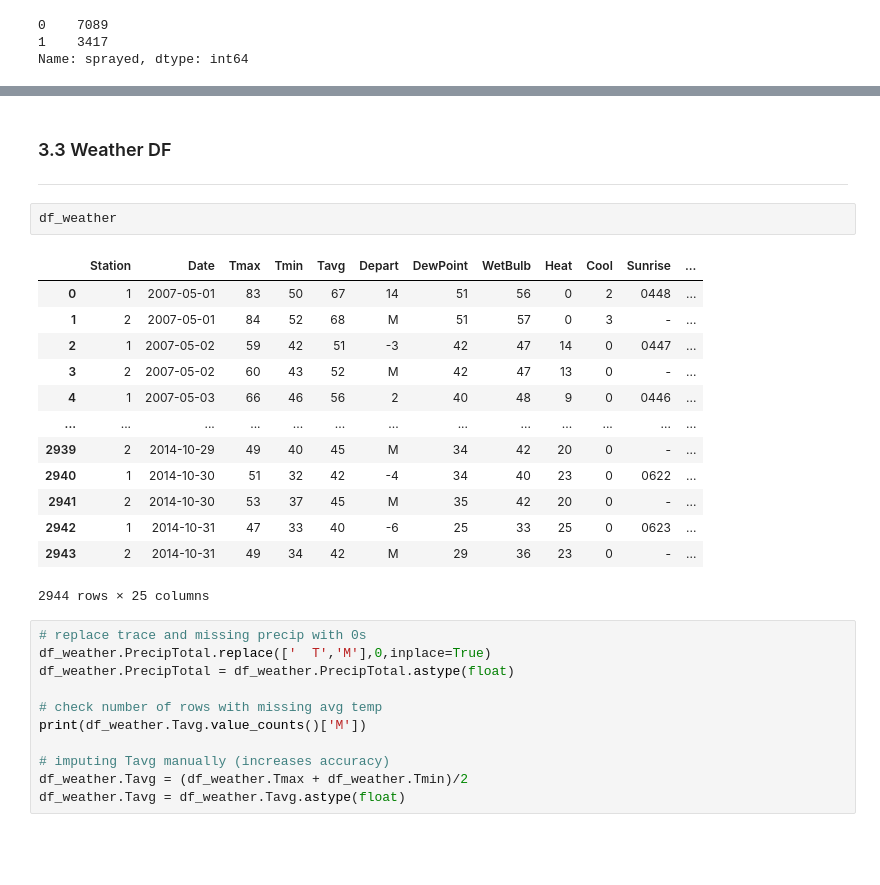
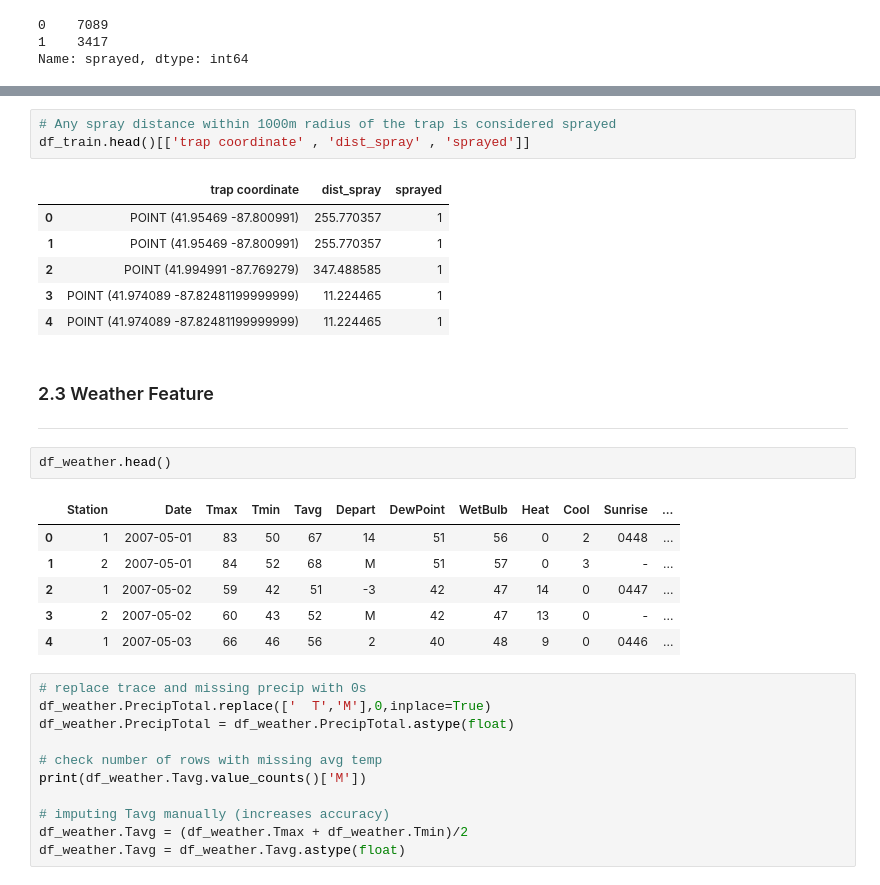
Before and after one commit to henrioei/Binary-Classification-on-West-Nile-Virus, a Jupyter notebook: Project_4_West_Nile_Virus_Terence.ipynb, the cells around one changed output, grey strips where cells are left out. Cells and saved outputs as stored; diff of their text form; blank space fills up the shorter version.

```diff
--- a/Project_4_West_Nile_Virus_Terence.ipynb
+++ b/Project_4_West_Nile_Virus_Terence.ipynb
@@ -180,22 +291,25 @@ df_spray
+# %%
+# Any spray distance within 1000m radius of the trap is considered sprayed
+df_train.head()[['trap coordinate' , 'dist_spray' , 'sprayed']]
+# %% [output]
+|  | trap coordinate | dist_spray | sprayed |
+| 0 | POINT (41.95469 -87.800991) | 255.770357 | 1 |
+| 1 | POINT (41.95469 -87.800991) | 255.770357 | 1 |
+| 2 | POINT (41.994991 -87.769279) | 347.488585 | 1 |
+| 3 | POINT (41.974089 -87.82481199999999) | 11.224465 | 1 |
+| 4 | POINT (41.974089 -87.82481199999999) | 11.224465 | 1 |
 # %% [markdown]
-### 3.3 Weather DF
+### 2.3 Weather Feature
 ___
 # %%
-df_weather
+df_weather.head()
 # %% [output]
 |  | Station | Date | Tmax | Tmin | Tavg | Depart | DewPoint | WetBulb | Heat | Cool | Sunrise | ... |
 | 0 | 1 | 2007-05-01 | 83 | 50 | 67 | 14 | 51 | 56 | 0 | 2 | 0448 | ... |
 | 1 | 2 | 2007-05-01 | 84 | 52 | 68 | M | 51 | 57 | 0 | 3 | - | ... |
 | 2 | 1 | 2007-05-02 | 59 | 42 | 51 | -3 | 42 | 47 | 14 | 0 | 0447 | ... |
 | 3 | 2 | 2007-05-02 | 60 | 43 | 52 | M | 42 | 47 | 13 | 0 | - | ... |
 | 4 | 1 | 2007-05-03 | 66 | 46 | 56 | 2 | 40 | 48 | 9 | 0 | 0446 | ... |
-| ... | ... | ... | ... | ... | ... | ... | ... | ... | ... | ... | ... | ... |
-| 2939 | 2 | 2014-10-29 | 49 | 40 | 45 | M | 34 | 42 | 20 | 0 | - | ... |
-| 2940 | 1 | 2014-10-30 | 51 | 32 | 42 | -4 | 34 | 40 | 23 | 0 | 0622 | ... |
-| 2941 | 2 | 2014-10-30 | 53 | 37 | 45 | M | 35 | 42 | 20 | 0 | - | ... |
-| 2942 | 1 | 2014-10-31 | 47 | 33 | 40 | -6 | 25 | 33 | 25 | 0 | 0623 | ... |
-| 2943 | 2 | 2014-10-31 | 49 | 34 | 42 | M | 29 | 36 | 23 | 0 | - | ... |
-2944 rows × 25 columns
 # %%
 # replace trace and missing precip with 0s
 df_weather.PrecipTotal.replace(['  T','M'],0,inplace=True)
```
Also changed, not shown: parts of 66 cells of this notebook.
